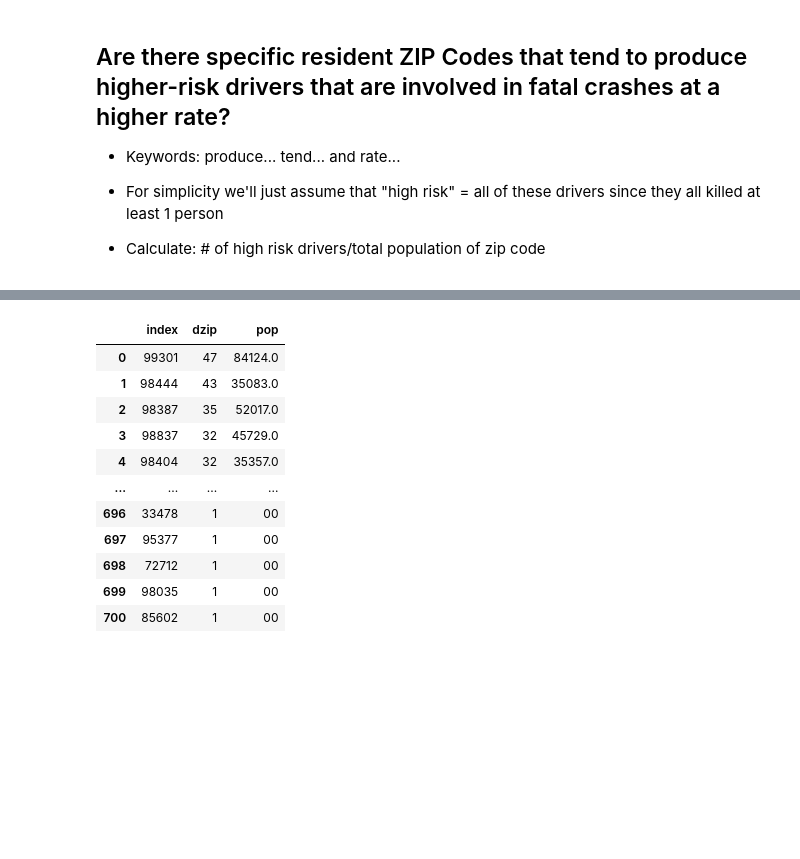
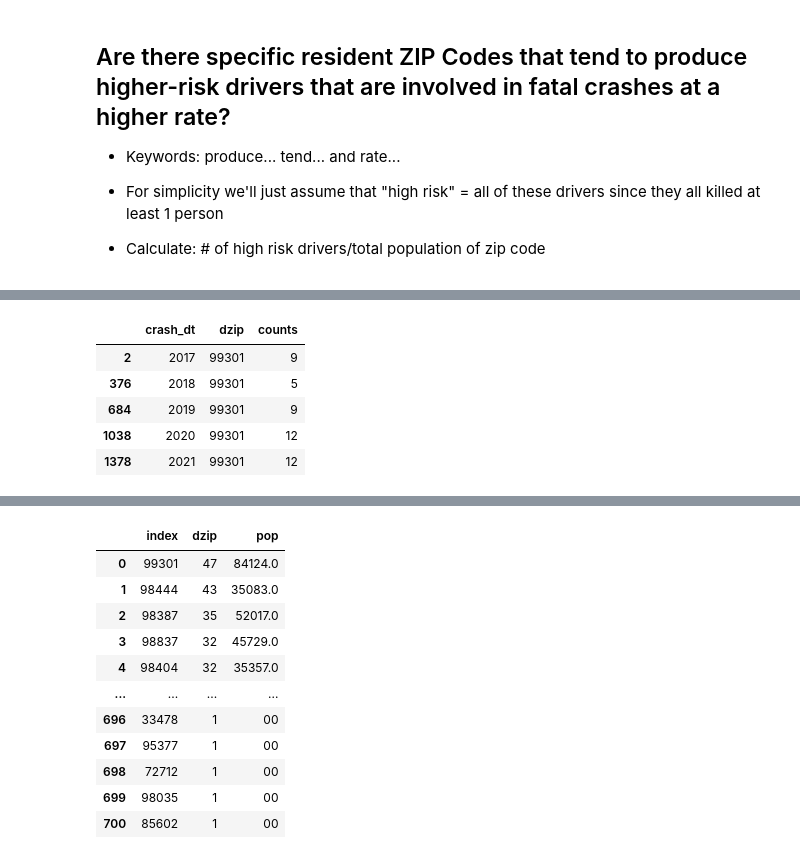
Before and after one commit to uysiri/info-challenge-teamIC23058, a Jupyter notebook: umdinfochallenge.ipynb, the cells around one changed output, grey strips where cells are left out. Saved outputs shown, nothing was run; the diff lists cells and outputs as text; code cells hidden in the pictures; blank space fills up the shorter version.

```diff
--- a/umdinfochallenge.ipynb
+++ b/umdinfochallenge.ipynb
@@ -247,0 +285,9 @@ behav_tab
+# %%
+temp.loc[temp['dzip']=='99301']
+# %% [output]
+|  | crash_dt | dzip | counts |
+| 2 | 2017 | 99301 | 9 |
+| 376 | 2018 | 99301 | 5 |
+| 684 | 2019 | 99301 | 9 |
+| 1038 | 2020 | 99301 | 12 |
+| 1378 | 2021 | 99301 | 12 |
```
Also changed, not shown: parts of 9 cells of this notebook.
